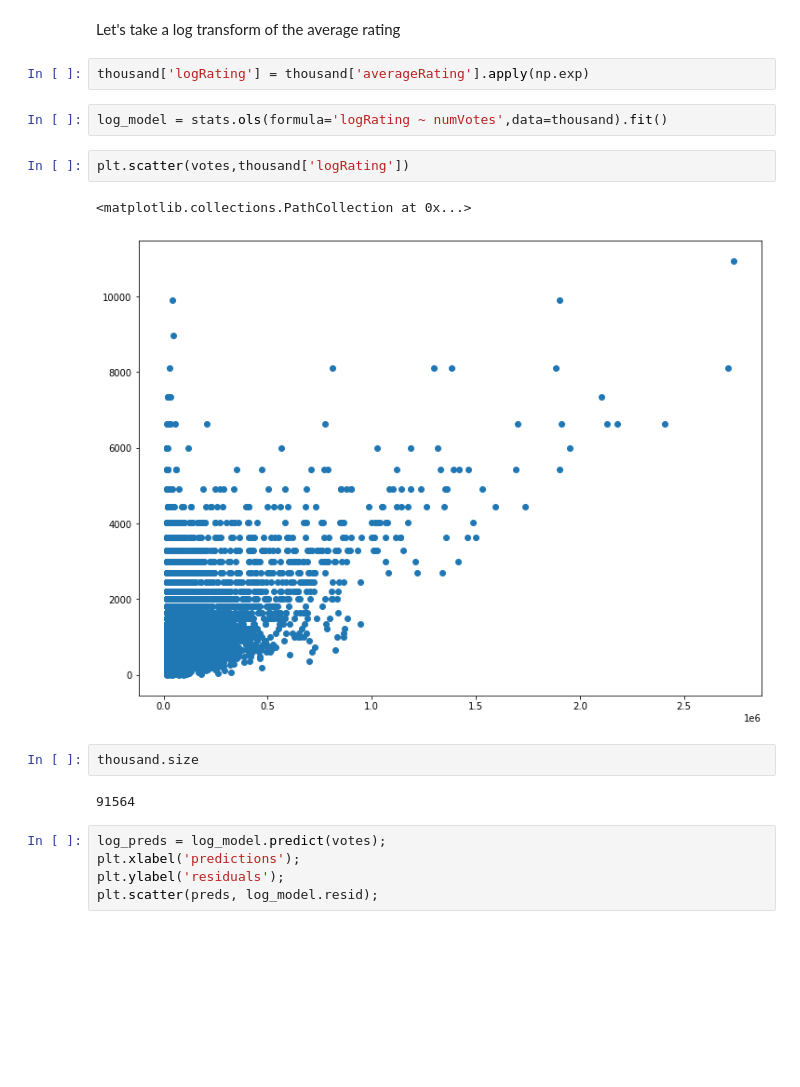
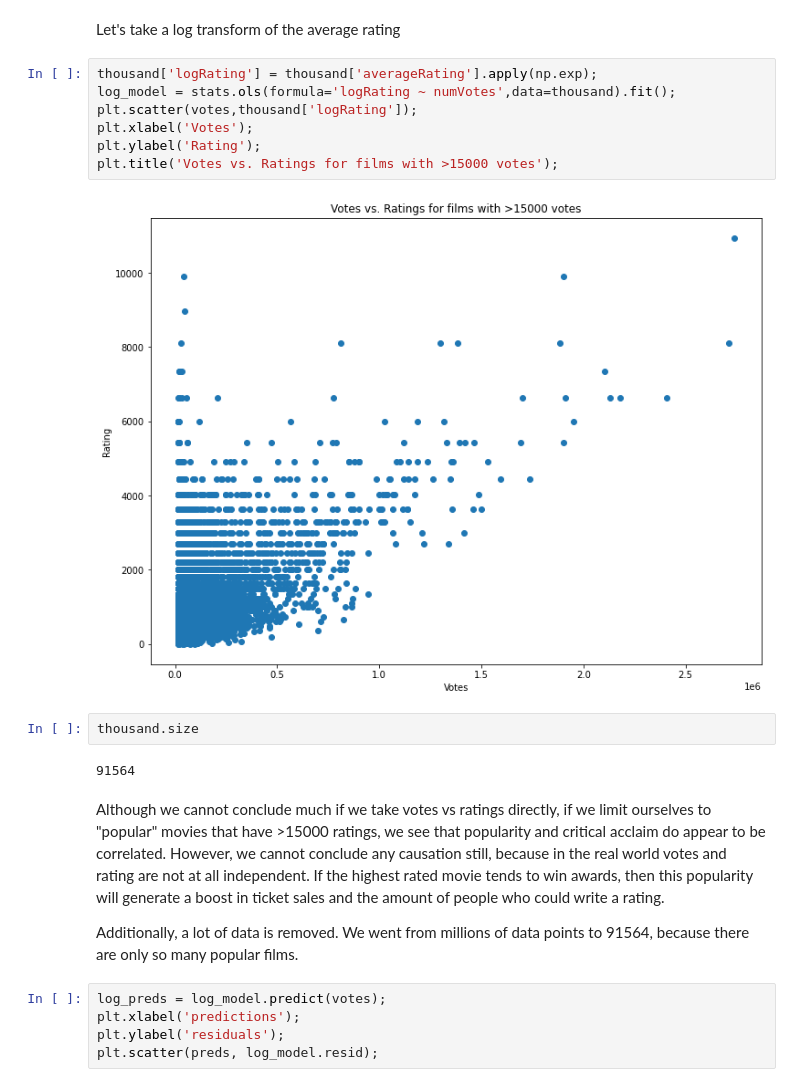
Before and after one commit to James-Trauger/James-Trauger.github.io, a Jupyter notebook: tutorial master mk3.ipynb, the cells around one changed output. Drawn from its saved outputs; the diff is of its cells as text; blank space fills up the shorter version.

```diff
--- a/tutorial master mk3.ipynb
+++ b/tutorial master mk3.ipynb
@@ -482,19 +480,23 @@ plt.scatter(preds, lin_model.resid)
 [figure]
 # %% [markdown]
 Let's take a log transform of the average rating
-# %%
-thousand['logRating'] = thousand['averageRating'].apply(np.exp)
-# %%
-log_model = stats.ols(formula='logRating ~ numVotes',data=thousand).fit()
-# %%
-plt.scatter(votes,thousand['logRating'])
-# %% [output]
-<matplotlib.collections.PathCollection at 0x...>
-[figure, removed]
+# %%
+thousand['logRating'] = thousand['averageRating'].apply(np.exp);
+log_model = stats.ols(formula='logRating ~ numVotes',data=thousand).fit();
+plt.scatter(votes,thousand['logRating']);
+plt.xlabel('Votes');
+plt.ylabel('Rating');
+plt.title('Votes vs. Ratings for films with >15000 votes');
+# %% [output]
+[figure, added]
 # %%
 thousand.size
 # %% [output]
 91564
+# %% [markdown]
+Although we cannot conclude much if we take votes vs ratings directly, if we limit ourselves to "popular" movies that have >15000 ratings, we see that popularity and critical acclaim do appear to be correlated. However, we cannot conclude any causation still, because in the real world votes and rating are not at all independent. If the highest rated movie tends to win awards, then this popularity will generate a boost in ticket sales and the amount of people who could write a rating.
+
+Additionally, a lot of data is removed. We went from millions of data points to 91564, because there are only so many popular films.
 # %%
 log_preds = log_model.predict(votes);
 plt.xlabel('predictions');
```
Also changed, not shown: parts of 5 cells of this notebook.
